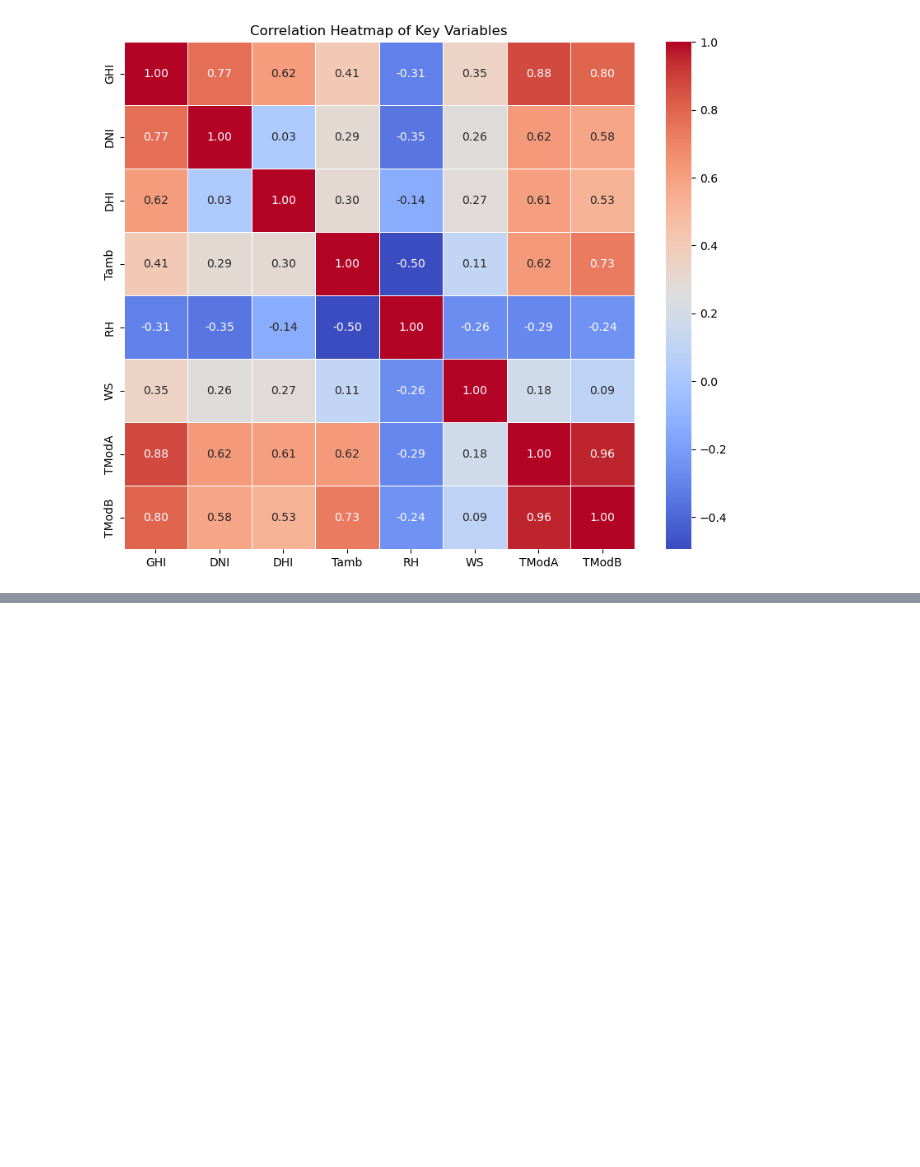
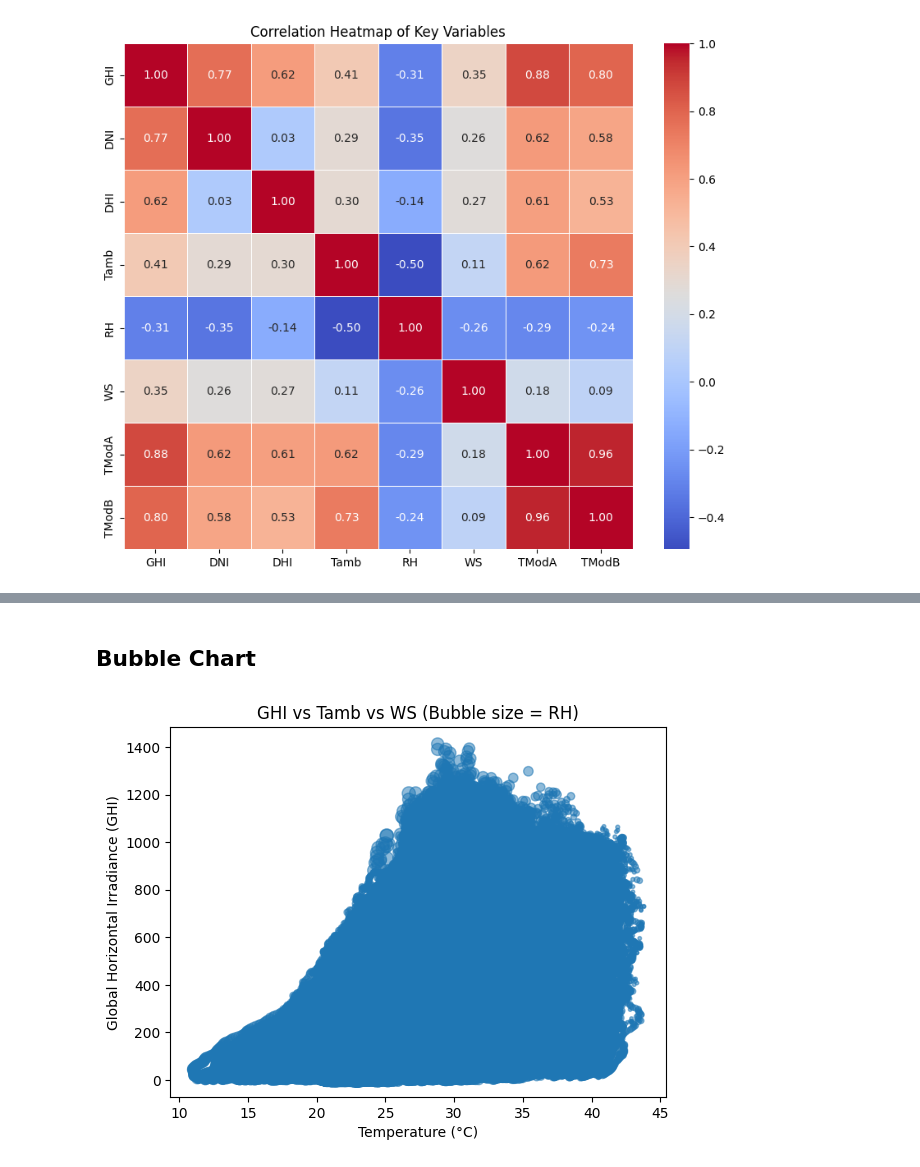
Before and after one commit to kaleabb266/kaim_week_0, a Jupyter notebook: notebooks/benin.ipynb, the cells around one changed output, grey strips where cells are left out. Cells and saved outputs as stored; diff of their text form; code cells hidden in the pictures; blank space fills up the shorter version.

```diff
--- a/notebooks/benin.ipynb
+++ b/notebooks/benin.ipynb
@@ -102,0 +152,6 @@ plt.show()
+# %%
+# ----------------------- Z-Score Analysis -----------------------
+# Flagging Anomalous Points
+data_benin_cleaned['GHI_Z'] = zscore(data_benin_cleaned['GHI'])
+anomalies = data_benin_cleaned[np.abs(data_benin_cleaned['GHI_Z']) > 3]
+print(f"Number of anomalies in GHI: {len(anomalies)}")
@@ -102,0 +165,12 @@ plt.show()
+# %% [markdown]
+## Bubble Chart
+# %%
+# ----------------------- Bubble Chart -----------------------
+# GHI vs Tamb vs WS with RH as bubble size
+plt.scatter(data_benin_cleaned['Tamb'], data_benin_cleaned['GHI'], s=data_benin_cleaned['RH'], alpha=0.5, label="RH size")
+plt.title("GHI vs Tamb vs WS (Bubble size = RH)")
+plt.xlabel("Temperature (°C)")
+plt.ylabel("Global Horizontal Irradiance (GHI)")
+plt.show()
+# %% [output]
+[figure, added]
```
Also changed, not shown: parts of 10 cells of this notebook.
